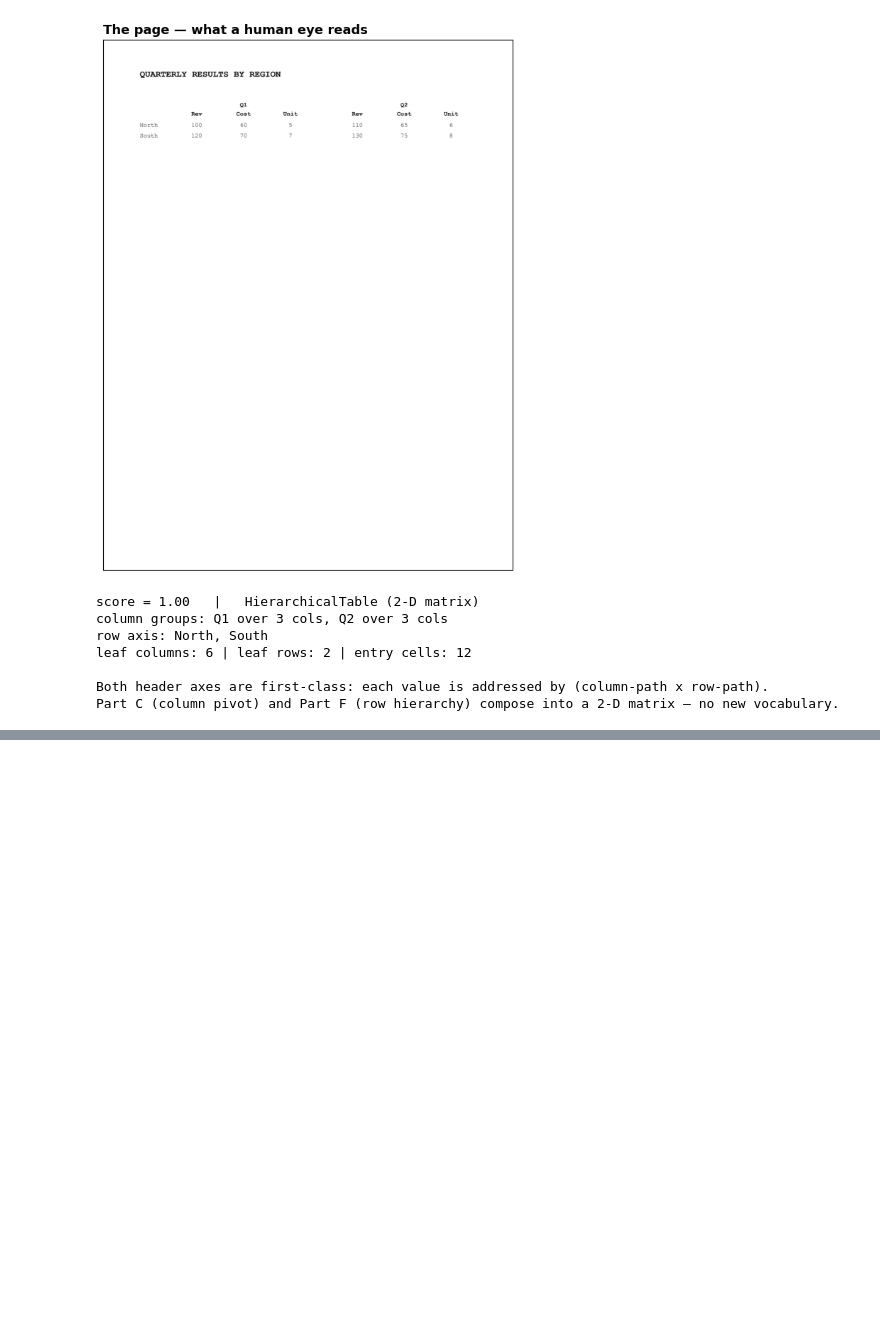
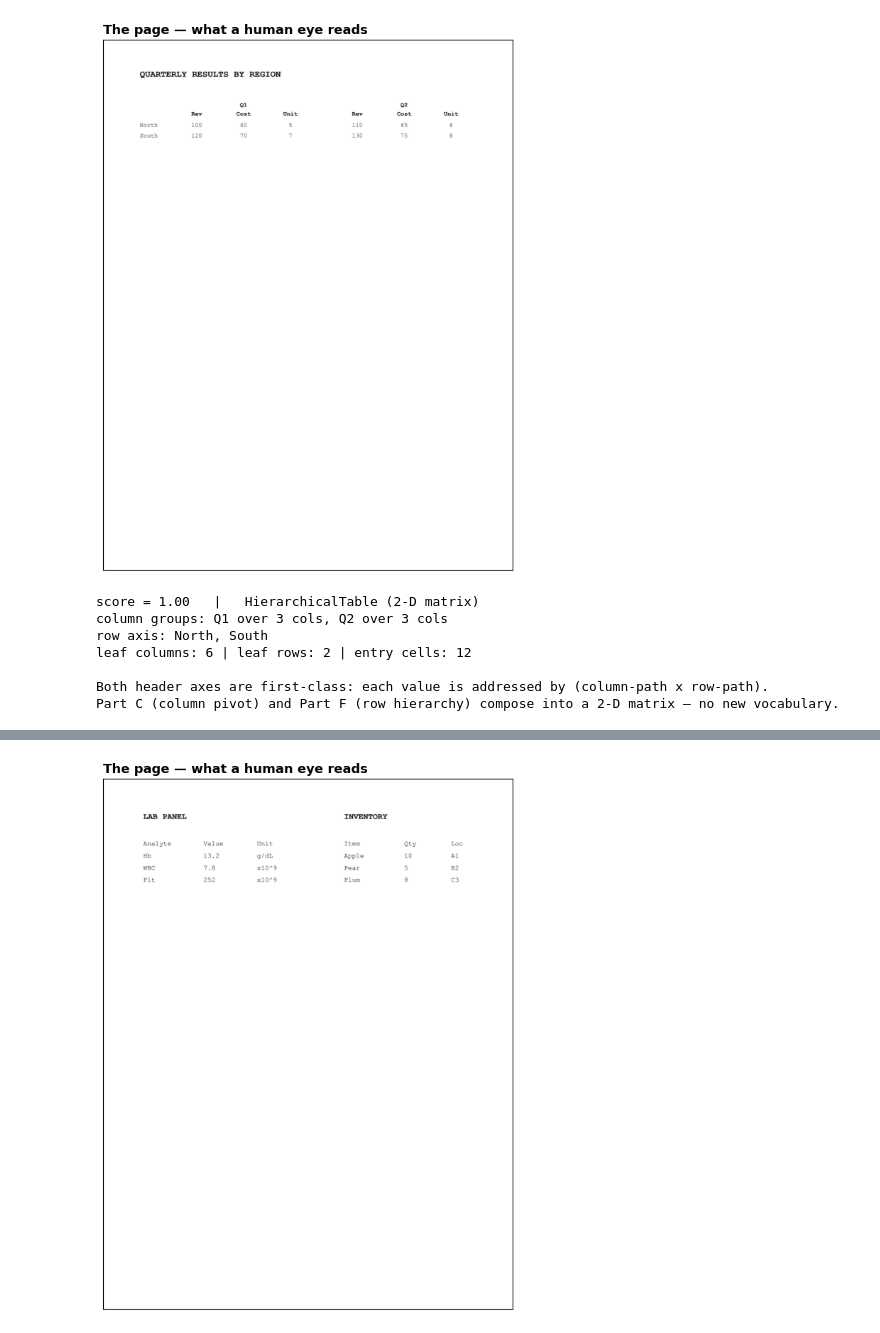
Before and after one commit to iladub/iladub, a Jupyter notebook: demo/etkl_1a_showcase.ipynb, the cells around one changed output, grey strips where cells are left out. Drawn from its saved outputs; the diff is of its cells as text; code cells hidden in the pictures; blank space fills up the shorter version.

```diff
--- a/demo/etkl_1a_showcase.ipynb
+++ b/demo/etkl_1a_showcase.ipynb
@@ -431,0 +446,7 @@ Part C (column pivot) and Part F (row hierarchy) compose into a 2-D matrix — n
+# %%
+# the original document — ONE page with TWO independent tables side-by-side (a lab panel + an inventory)
+mt_pdf = os.path.join(tempfile.mkdtemp(), "multi_table.pdf")
+data.multi_table_report_pdf(mt_pdf)
+_img, _ = viz.render_page(mt_pdf, dpi=150); viz.show_page(_img); plt.show()
+# %% [output]
+[figure, added]
```
Also changed, not shown: parts of 5 cells of this notebook, 3 other files.
